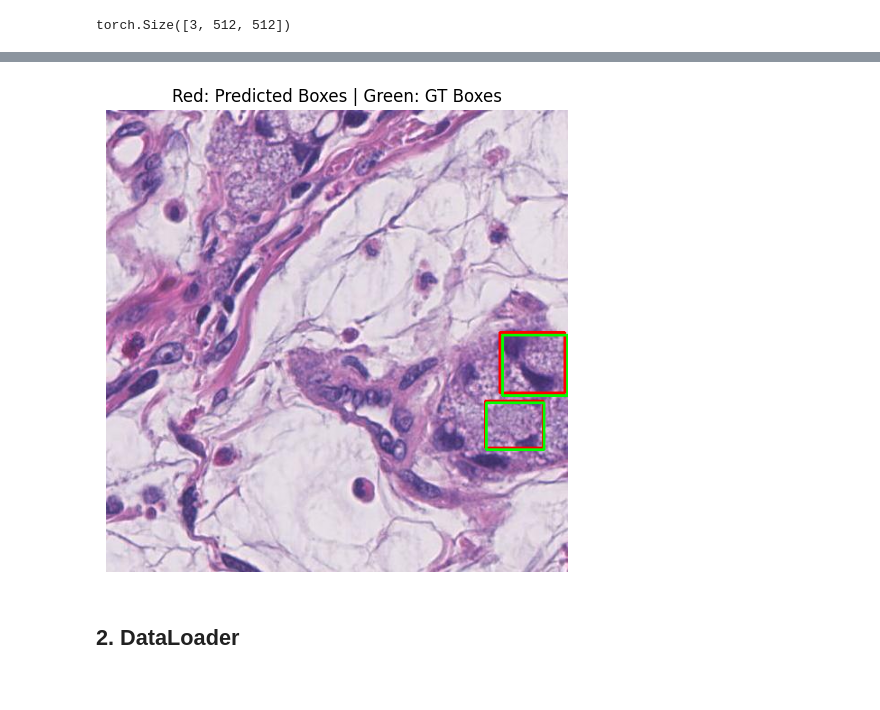
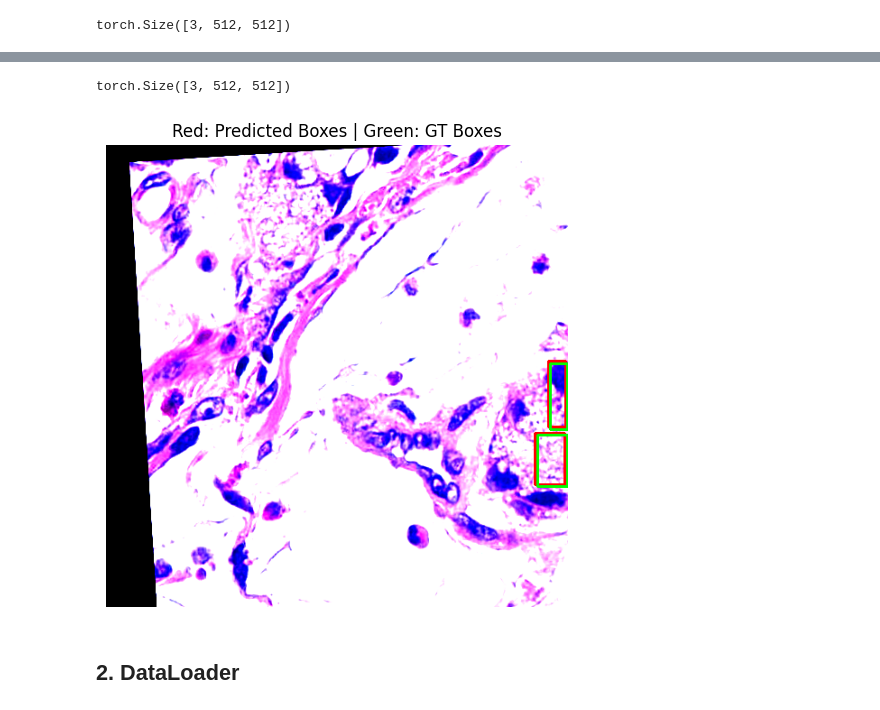
Before and after one commit to chatwipa-sur/SRCC_detection, a Jupyter notebook: Data_Augmentation.ipynb, the cells around one changed output, grey strips where cells are left out. Saved outputs shown, nothing was run; the diff lists cells and outputs as text; code cells hidden in the pictures.

Commit message:
[Add] image flag and fix bug of visualisation

```diff
--- a/Data_Augmentation.ipynb
+++ b/Data_Augmentation.ipynb
@@ -50,7 +50,7 @@ Mounted at /content/drive
 # %%
 # Make heatmaps using the utility functions from the centernet repo
 # Draw a Gaussian centered at a point on a heatmap
-def draw_msra_gaussian(heatmap, center, sigma=2):
+def draw_msra_gaussian(heatmap, center, sigma=10):
   # Total size (radius) of the Gaussian region
   tmp_size = sigma * 6
 
@@ -174,7 +174,7 @@ def make_hm_regr(target, input_size=512, MODEL_SCALE=4):
     for c in center:
         hm = draw_msra_gaussian(hm, [int(c[0])//MODEL_SCALE//IN_SCALE,
                                      int(c[1])//MODEL_SCALE//IN_SCALE],
-                                sigma=np.clip(c[2]*c[3]//2000, 2, 4))
+                                sigma=np.clip(c[2]*c[3]//2000, 5, 10))
 
     # convert targets to its center.
     regrs = center[:, 2:]/input_size/IN_SCALE
@@ -232,7 +232,8 @@ class SignetRingCellPatchCenterNetDataset(Dataset):
     self.image_information = []
 
     # Loop over positive and negative folders
-    for class_type in ['positive']:
+    for class_type in ['positive', 'negative']:
+    # for class_type in ['positive']:
       full_image_dir = os.path.join(image_dir, class_type)
       full_anno_dir = os.path.join(annotation_dir, class_type)
 
@@ -259,7 +260,8 @@ class SignetRingCellPatchCenterNetDataset(Dataset):
               self.image_information.append({
                   'image_path': image_path,
                   'annotation_path': anno_path,
-                  'crop_box': (left, top, left + self.patch_size, top + self.patch_size)
+                  'crop_box': (left, top, left + self.patch_size, top + self.patch_size),
+                  'flag': 1 if class_type == 'positive' else 0
               })
 
   def __len__(self):
@@ -274,6 +276,9 @@ class SignetRingCellPatchCenterNetDataset(Dataset):
     # Crop patch using numpy slicing: [top:bottom, left:right]
     left, top, right, bottom = image_info['crop_box']
     image_patch = image[top:bottom, left:right]
+
+    # Get type of image
+    flag = image_info['flag']
 
     # Load and process annotations
     boxes_list = []
@@ -323,17 +328,25 @@ class SignetRingCellPatchCenterNetDataset(Dataset):
         target = pd.DataFrame(boxes_list, columns=['x', 'y', 'w', 'h'])
         hm, regr = make_hm_regr(target)
 
-    return image_patch, hm, regr, boxes_list
+    return image_patch, hm, regr, boxes_list, flag
 # %% [markdown]
 ### 1.2 Augmentation transform function
 # %%
 # Transform function
-transform = A.Compose([
+train_transform = A.Compose([
     A.HorizontalFlip(p=0.5),
     A.RandomBrightnessContrast(p=0.2),
     A.ShiftScaleRotate(shift_limit=0.1, scale_limit=0.1, rotate_limit=15, p=0.5),
+    A.Normalize(mean=(0.485, 0.456, 0.406), std=(0.229, 0.224, 0.225)),
     ToTensorV2(),  # converts image and bounding boxes to torch.Tensor
 ], bbox_params=A.BboxParams(format='coco', label_fields=['category_ids']))
+
+
+# Transform function
+val_test_transform = A.Compose([
+    A.Normalize(mean=(0.485, 0.456, 0.406), std=(0.229, 0.224, 0.225)),
+    ToTensorV2(),
+], bbox_params=A.BboxParams(format='coco', label_fields=['category_ids']))
 # %% [markdown]
 ### 1.3 Dataset loader
 # %%
@@ -342,15 +355,15 @@ image_dir = "/content/drive/MyDrive/Dissertation_Chatwipa/dataset/train"
 annotation_dir = "/content/drive/MyDrive/Dissertation_Chatwipa/dataset/annotations/train"
 
 # Load dataset and patching
-dataset = SignetRingCellPatchCenterNetDataset(image_dir, annotation_dir, transform=transform)
-image_patch, hm, regr, boxes_list = dataset[0]
+dataset = SignetRingCellPatchCenterNetDataset(image_dir, annotation_dir, transform=train_transform)
+image_patch, hm, regr, boxes_list, _ = dataset[0]
 
 print(image_patch.shape)
 # %% [output]
 torch.Size([3, 512, 512])
 # %%
 # Get image
-image, hm, regr, gt_boxes = dataset[10]
+image, hm, regr, gt_boxes,_ = dataset[10]
 print(image.shape)
 
 # Get predicted boxes
@@ -383,4 +396,5 @@ torch.Size([3, 512, 512])
+torch.Size([3, 512, 512])
-[figure, old version]
+[figure, new version]
 # %% [markdown]
 ## 2. DataLoader
 # %%
```
Also changed, not shown: parts of 9 cells of this notebook.
